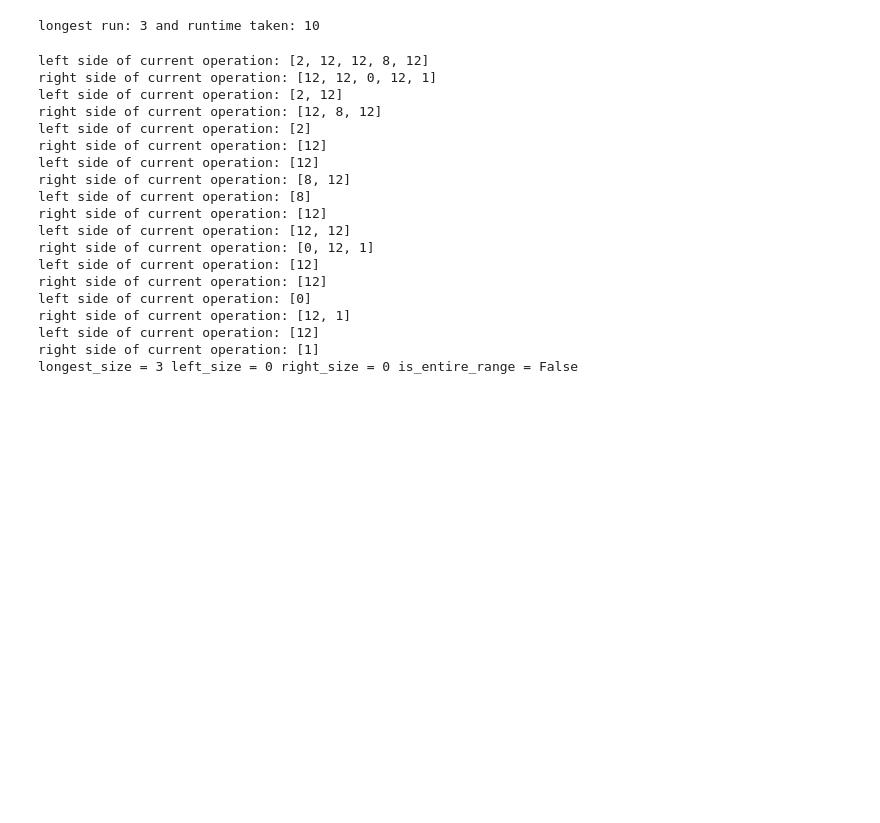
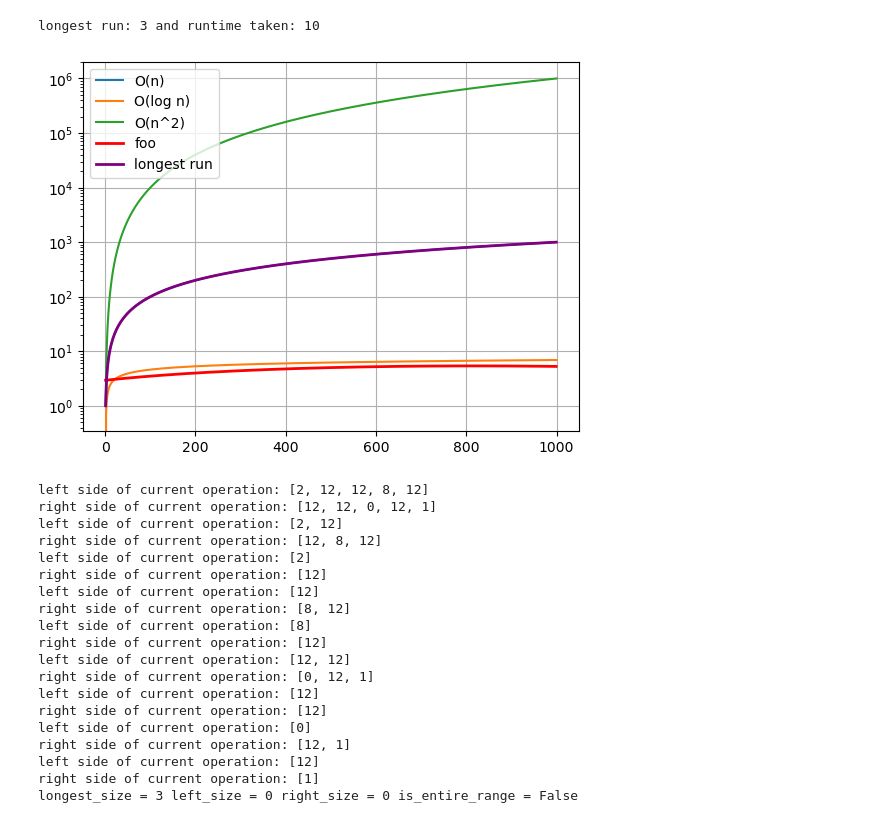
Before and after one commit to tulane-cmps6610-fall-2025/problem-set-01-arturoAltamirano, a Jupyter notebook: testingSolutions.ipynb, the cells around one changed output. Saved outputs shown, nothing was run; the diff lists cells and outputs as text; code cells hidden in the pictures; blank space fills up the shorter version.

```diff
--- a/testingSolutions.ipynb
+++ b/testingSolutions.ipynb
@@ -123,13 +129,44 @@ def longest_run(mylist, key, loop_counter):
             counter = 0
 
     #just return the highest count we reached
-    return (max(counters), loop_counter)
+    if counters:
+        return (max(counters), loop_counter)
+
+    else:
+        return (0, loop_counter)
 
 (returned_counter, runtime) = longest_run([2,12,12,8,12,12,12,0,12,1], 12, 0)
 
 print(f"longest run: {returned_counter} and runtime taken: {runtime}")
 # %% [output]
 longest run: 3 and runtime taken: 10
+# %%
+runtime_dict = defaultdict(list)
+
+for size in range(1, 1000):
+    test_list = [12 if random.random() < 0.3 else random.randint(0, 20) for _ in range(size)]
+    returned_counter, runtime = longest_run(test_list, 12, 0)
+    runtime_dict[size].append(runtime)
+
+complexities = sorted(runtime_dict.keys())
+avg_runtimes = [sum(runtime_dict[c]) / len(runtime_dict[c]) for c in complexities]
+
+coeffs = np.polyfit(complexities, avg_runtimes, deg=2)
+poly = np.poly1d(coeffs)
+
+x_smooth = np.linspace(min(complexities), max(complexities), 500)
+y_smooth = poly(x_smooth)
+
+#plot the acquired data onto our already generated complexities graph
+ax = complexity_fig.axes[0]
+ax.plot(x_smooth, y_smooth, color = 'purple', linewidth = 2, label = 'longest run')
+ax.legend()
+complexity_fig.canvas.draw()
+
+#we can see that it is O(log n)
+complexity_fig
+# %% [output]
+[figure, added]
 # %%
 class Result:
     """ done """
```
Also changed, not shown: parts of 4 cells of this notebook.
